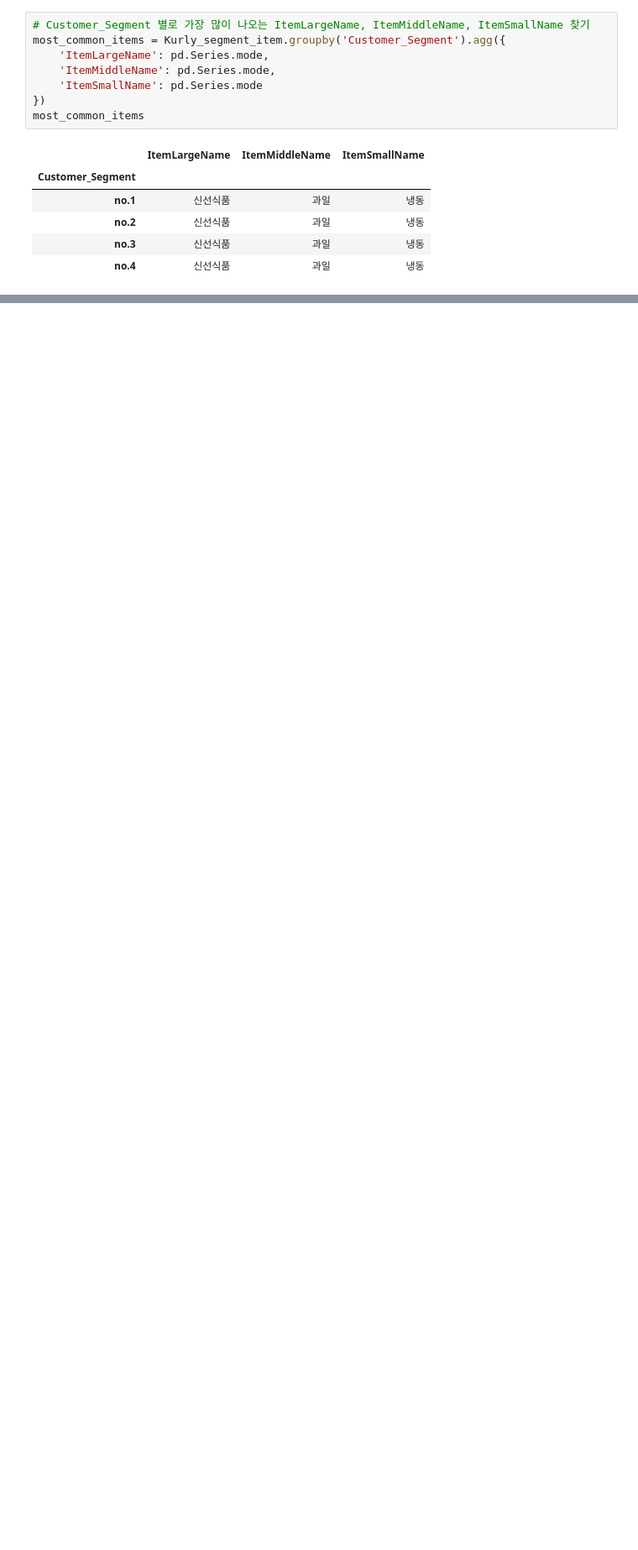
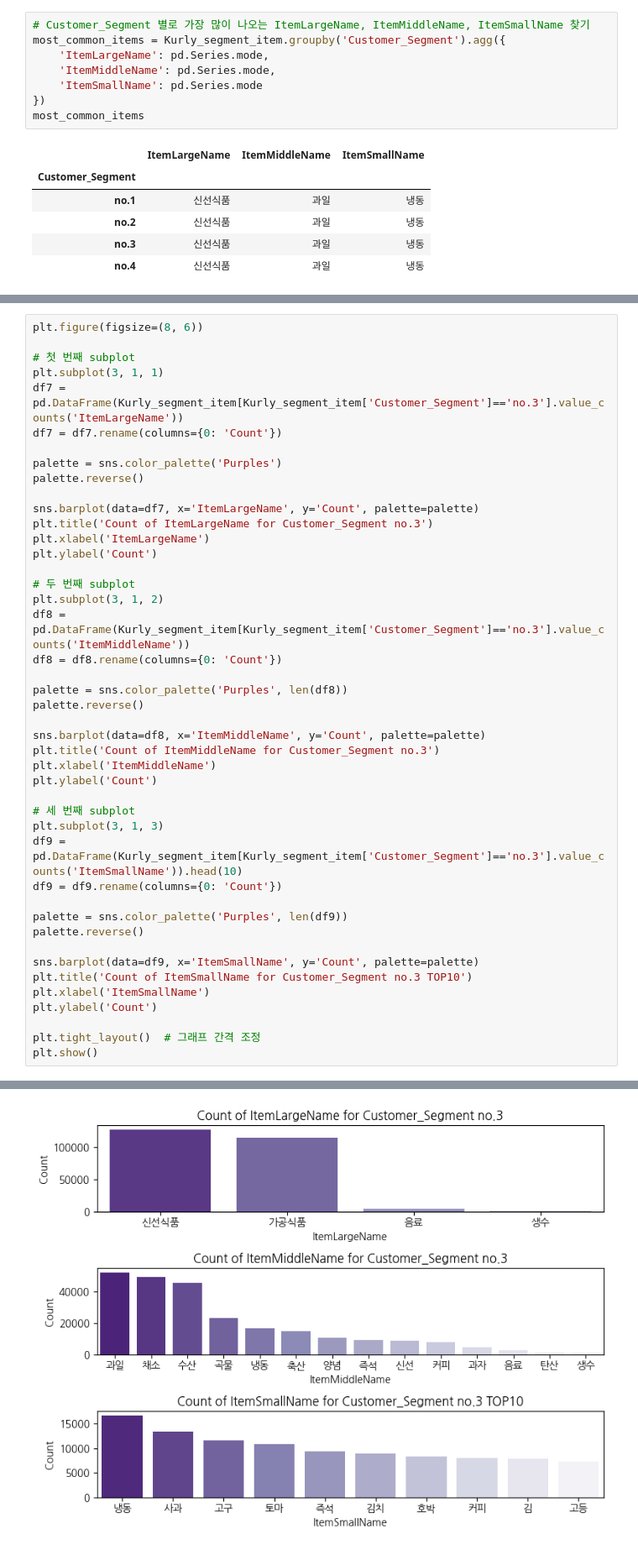
Before and after one commit to Seojiii/kurly_project, a Jupyter notebook: 0318_HY_RFM3.ipynb, the cells around one changed output, grey strips where cells are left out. Shown at 84% size. Saved outputs shown, nothing was run; the diff lists cells and outputs as text; blank space fills up the shorter version.

```diff
--- a/0318_HY_RFM3.ipynb
+++ b/0318_HY_RFM3.ipynb
@@ -967 +1054,46 @@ Passing `palette` without assigning `hue` is deprecated and will be removed in v
 [figure]
+# %%
+plt.figure(figsize=(8, 6))
+
+# 첫 번째 subplot
+plt.subplot(3, 1, 1)
+df7 = pd.DataFrame(Kurly_segment_item[Kurly_segment_item['Customer_Segment']=='no.3'].value_counts('ItemLargeName'))
+df7 = df7.rename(columns={0: 'Count'})
+
+palette = sns.color_palette('Purples')
+palette.reverse()
+
+sns.barplot(data=df7, x='ItemLargeName', y='Count', palette=palette)
+plt.title('Count of ItemLargeName for Customer_Segment no.3')
+plt.xlabel('ItemLargeName')
+plt.ylabel('Count')
+
+# 두 번째 subplot
+plt.subplot(3, 1, 2)
+df8 = pd.DataFrame(Kurly_segment_item[Kurly_segment_item['Customer_Segment']=='no.3'].value_counts('ItemMiddleName'))
+df8 = df8.rename(columns={0: 'Count'})
+
+palette = sns.color_palette('Purples', len(df8))
+palette.reverse()
+
+sns.barplot(data=df8, x='ItemMiddleName', y='Count', palette=palette)
+plt.title('Count of ItemMiddleName for Customer_Segment no.3')
+plt.xlabel('ItemMiddleName')
+plt.ylabel('Count')
+
+# 세 번째 subplot
+plt.subplot(3, 1, 3)
+df9 = pd.DataFrame(Kurly_segment_item[Kurly_segment_item['Customer_Segment']=='no.3'].value_counts('ItemSmallName')).head(10)
+df9 = df9.rename(columns={0: 'Count'})
+
+palette = sns.color_palette('Purples', len(df9))
+palette.reverse()
+
+sns.barplot(data=df9, x='ItemSmallName', y='Count', palette=palette)
+plt.title('Count of ItemSmallName for Customer_Segment no.3 TOP10')
+plt.xlabel('ItemSmallName')
+plt.ylabel('Count')
+
+plt.tight_layout()  # 그래프 간격 조정
+plt.show()
+# %% [output]
@@ -967,0 +1111 @@ Passing `palette` without assigning `hue` is deprecated and will be removed in v
+[figure, added]
```
Also changed, not shown: parts of 8 cells of this notebook.
